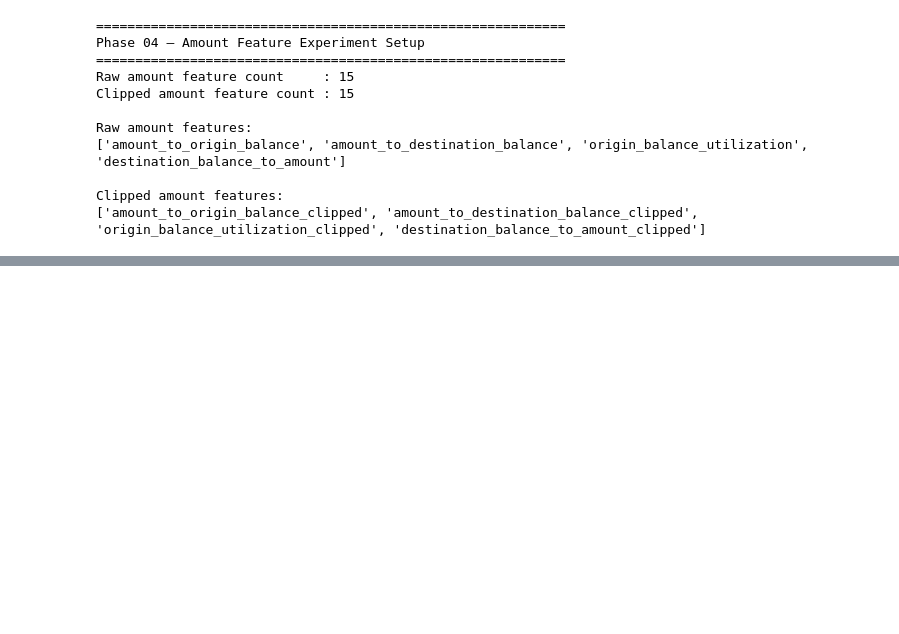
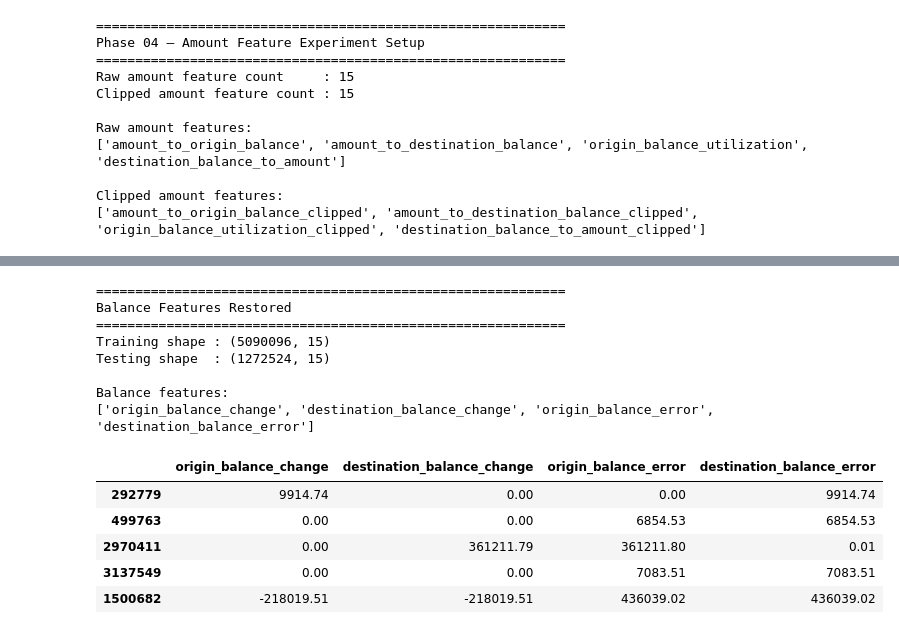
Before and after one commit to saisagar17/real-time-fraud-detection-mlops, a Jupyter notebook: Notebooks/02_advanced_fraud_modeling.ipynb, the cells around one changed output, grey strips where cells are left out. Saved outputs shown, nothing was run; the diff lists cells and outputs as text; code cells hidden in the pictures; blank space fills up the shorter version.

```diff
--- a/Notebooks/02_advanced_fraud_modeling.ipynb
+++ b/Notebooks/02_advanced_fraud_modeling.ipynb
@@ -2871,0 +3114,57 @@ Used %        : 87.8%
+# %%
+# Phase 04 — Restore Balance Features for Amount Experiment
+balance_features = [
+    "origin_balance_change",
+    "destination_balance_change",
+    "origin_balance_error",
+    "destination_balance_error"
+]
+
+def add_balance_features_inplace(df):
+    amount = df["amount"].to_numpy(dtype=np.float64, copy=False)
+    old_org = df["oldbalanceOrg"].to_numpy(dtype=np.float64, copy=False)
+    new_org = df["newbalanceOrig"].to_numpy(dtype=np.float64, copy=False)
+    old_dest = df["oldbalanceDest"].to_numpy(dtype=np.float64, copy=False)
+    new_dest = df["newbalanceDest"].to_numpy(dtype=np.float64, copy=False)
+
+    df["origin_balance_change"] = old_org - new_org
+    df["destination_balance_change"] = new_dest - old_dest
+
+    df["origin_balance_error"] = np.abs(
+        old_org - amount - new_org
+    )
+
+    df["destination_balance_error"] = np.abs(
+        old_dest + amount - new_dest
+    )
+
+
+add_balance_features_inplace(X_train)
+add_balance_features_inplace(X_test)
+
+print("=" * 60)
+print("Balance Features Restored")
+print("=" * 60)
+
+print("Training shape :", X_train.shape)
+print("Testing shape  :", X_test.shape)
+
+print("\nBalance features:")
+print(balance_features)
+
+display(X_train[balance_features].head())
+# %% [output]
+============================================================
+Balance Features Restored
+============================================================
+Training shape : (5090096, 15)
+Testing shape  : (1272524, 15)
+
+Balance features:
+['origin_balance_change', 'destination_balance_change', 'origin_balance_error', 'destination_balance_error']
+|  | origin_balance_change | destination_balance_change | origin_balance_error | destination_balance_error |
+| 292779 | 9914.74 | 0.00 | 0.00 | 9914.74 |
+| 499763 | 0.00 | 0.00 | 6854.53 | 6854.53 |
+| 2970411 | 0.00 | 361211.79 | 361211.80 | 0.01 |
+| 3137549 | 0.00 | 0.00 | 7083.51 | 7083.51 |
+| 1500682 | -218019.51 | -218019.51 | 436039.02 | 436039.02 |
```
Also changed, not shown: parts of 18 cells of this notebook.
